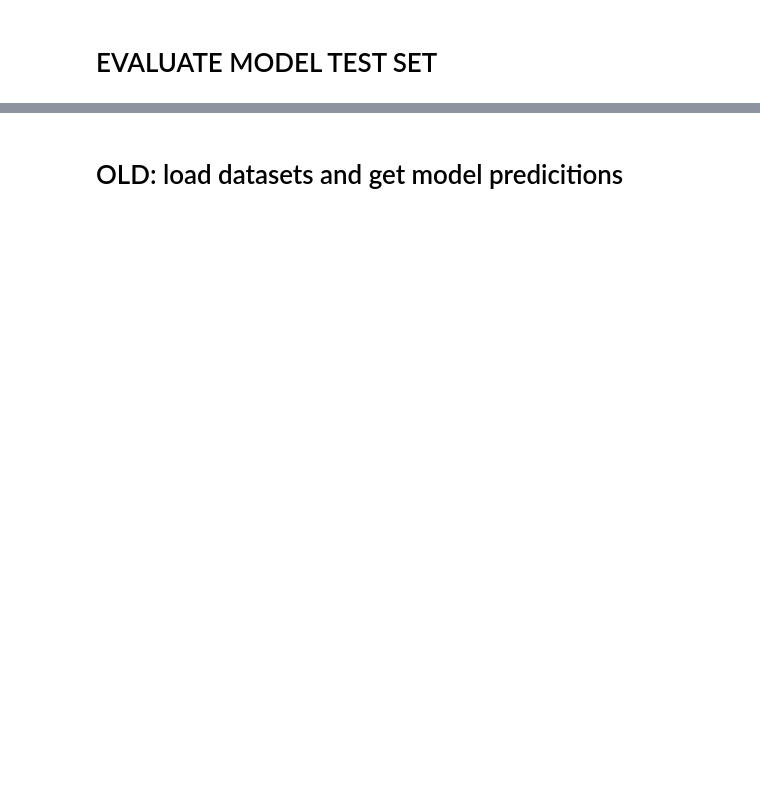
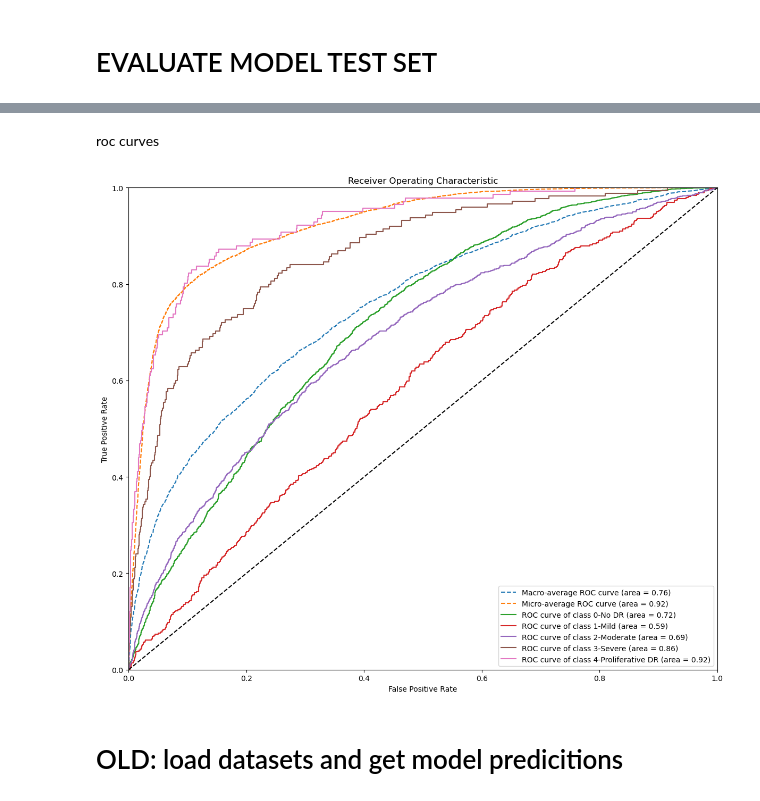
Before and after one commit to jstabet/DR-ECE542, a Jupyter notebook: src/evaluate.ipynb, the cells around one changed output, grey strips where cells are left out. Drawn from its saved outputs; the diff is of its cells as text; code cells hidden in the pictures; blank space fills up the shorter version.

```diff
--- a/src/evaluate.ipynb
+++ b/src/evaluate.ipynb
@@ -44,3 +74,52 @@ Confusion Matrix:
+# %% [markdown]
+roc curves
+# %%
+# one vs all roc curves
+from sklearn.preprocessing import label_binarize
+from sklearn.metrics import roc_curve, auc
+
+# onehot encode labels
+y_true_onehot = label_binarize(y_true, classes=range(NUM_CLASSES))
+
+# roc for each class
+fpr = dict()
+tpr = dict()
+roc_auc = dict()
+for i in range(NUM_CLASSES):
+    fpr[i], tpr[i], _ = roc_curve(y_true_onehot[:, i], y_logits[:, i])
+    roc_auc[i] = auc(fpr[i], tpr[i])
+
+# macro/micro average
+# macro
+fpr['macro'] = np.unique(np.concatenate([fpr[i] for i in range(NUM_CLASSES)]))
+tpr['macro'] = np.zeros_like(fpr['macro'])
+for i in range(NUM_CLASSES):
+    tpr['macro'] += np.interp(fpr['macro'], fpr[i], tpr[i])
+tpr['macro'] /= NUM_CLASSES
+roc_auc['macro'] = auc(fpr['macro'], tpr['macro'])
+
+# micro
+fpr['micro'], tpr['micro'], _ = roc_curve(y_true_onehot.ravel(), y_logits.ravel())
+roc_auc['micro'] = auc(fpr['micro'], tpr['micro'])
+
+# plot ROC curves
+plt.figure(figsize=(12, 10))
+plt.plot(fpr['macro'], tpr['macro'], label=f'Macro-average ROC curve (area = {roc_auc['macro']:.2f})', linestyle='--')
+plt.plot(fpr['micro'], tpr['micro'], label=f'Micro-average ROC curve (area = {roc_auc['micro']:.2f})', linestyle='--')
+for i in range(NUM_CLASSES):
+    plt.plot(fpr[i], tpr[i], label=f'ROC curve of class {LABELS_MAP[i]} (area = {roc_auc[i]:.2f})')
+plt.plot([0, 1], [0, 1], 'k--')
+
+plt.xlim([0.0, 1.0])
+plt.ylim([0.0, 1.0])
+plt.xlabel('False Positive Rate')
+plt.ylabel('True Positive Rate')
+plt.title('Receiver Operating Characteristic')
+plt.legend()
+plt.tight_layout()
+plt.show()
+# %% [output]
+[figure, added]
 # %% [markdown]
 # OLD: load datasets and get model predicitions
 # %%
```
Also changed, not shown: parts of 5 cells of this notebook, 2 other files.
